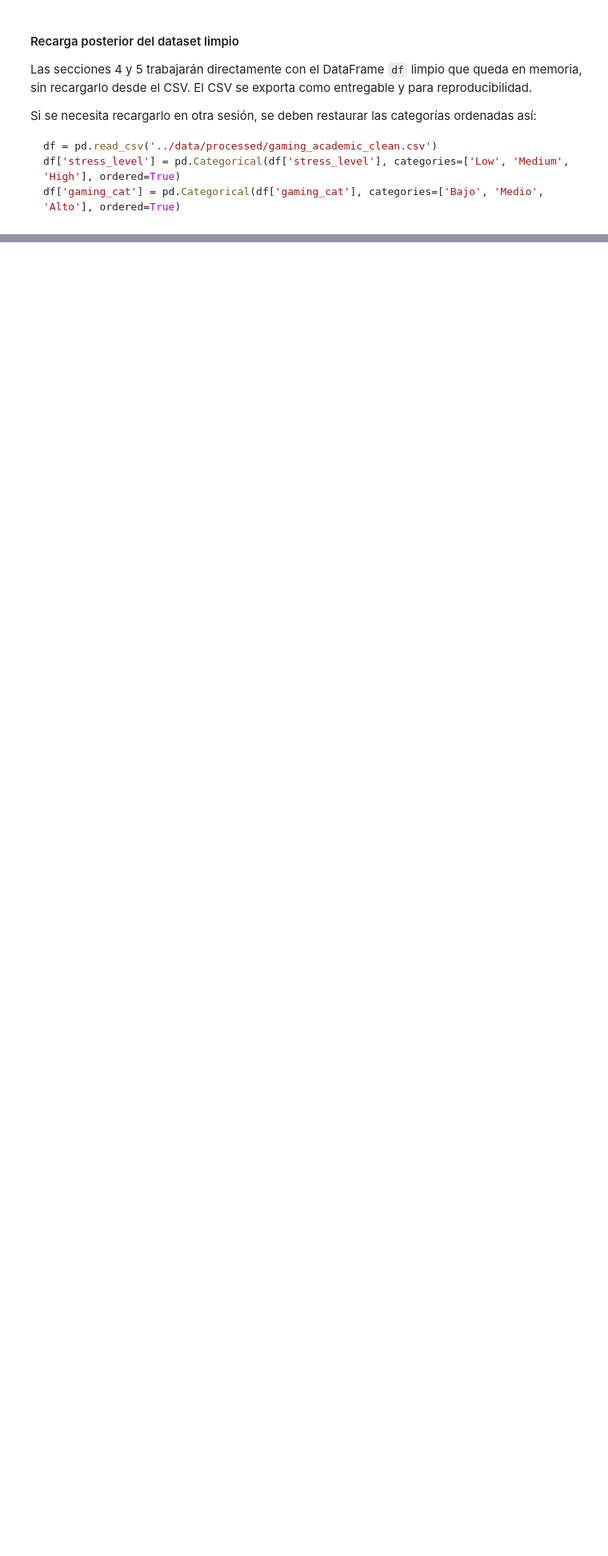
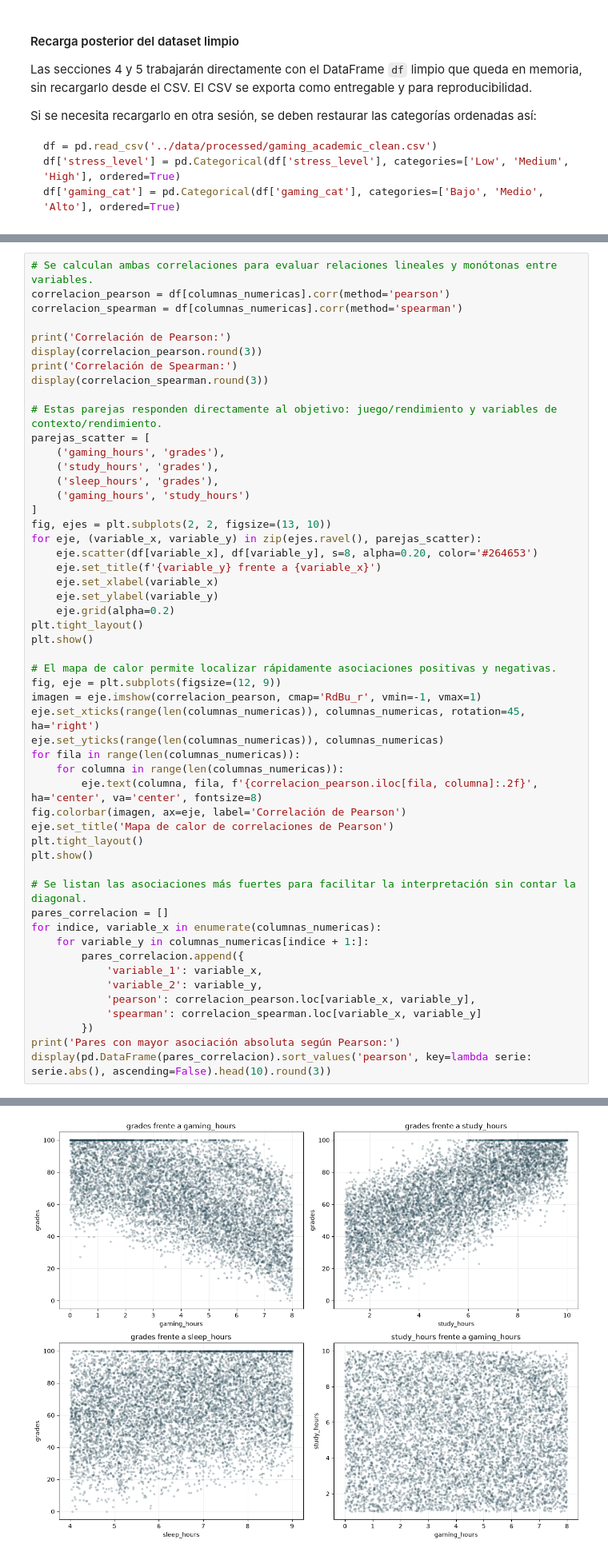
Before and after one commit to jose-zaavedra/Academic-Performance-DS, a Jupyter notebook: notebooks/fase1_gaming_rendimiento.ipynb, the cells around one changed output, grey strips where cells are left out. Shown at 80% size. Saved outputs shown, nothing was run; the diff lists cells and outputs as text; blank space fills up the shorter version.

```diff
--- a/notebooks/fase1_gaming_rendimiento.ipynb
+++ b/notebooks/fase1_gaming_rendimiento.ipynb
@@ -417,0 +598,53 @@ PENDIENTE.
+# %%
+# Se calculan ambas correlaciones para evaluar relaciones lineales y monótonas entre variables.
+correlacion_pearson = df[columnas_numericas].corr(method='pearson')
+correlacion_spearman = df[columnas_numericas].corr(method='spearman')
+
+print('Correlación de Pearson:')
+display(correlacion_pearson.round(3))
+print('Correlación de Spearman:')
+display(correlacion_spearman.round(3))
+
+# Estas parejas responden directamente al objetivo: juego/rendimiento y variables de contexto/rendimiento.
+parejas_scatter = [
+    ('gaming_hours', 'grades'),
+    ('study_hours', 'grades'),
+    ('sleep_hours', 'grades'),
+    ('gaming_hours', 'study_hours')
+]
+fig, ejes = plt.subplots(2, 2, figsize=(13, 10))
+for eje, (variable_x, variable_y) in zip(ejes.ravel(), parejas_scatter):
+    eje.scatter(df[variable_x], df[variable_y], s=8, alpha=0.20, color='#264653')
+    eje.set_title(f'{variable_y} frente a {variable_x}')
+    eje.set_xlabel(variable_x)
+    eje.set_ylabel(variable_y)
+    eje.grid(alpha=0.2)
+plt.tight_layout()
+plt.show()
+
+# El mapa de calor permite localizar rápidamente asociaciones positivas y negativas.
+fig, eje = plt.subplots(figsize=(12, 9))
+imagen = eje.imshow(correlacion_pearson, cmap='RdBu_r', vmin=-1, vmax=1)
+eje.set_xticks(range(len(columnas_numericas)), columnas_numericas, rotation=45, ha='right')
+eje.set_yticks(range(len(columnas_numericas)), columnas_numericas)
+for fila in range(len(columnas_numericas)):
+    for columna in range(len(columnas_numericas)):
+        eje.text(columna, fila, f'{correlacion_pearson.iloc[fila, columna]:.2f}', ha='center', va='center', fontsize=8)
+fig.colorbar(imagen, ax=eje, label='Correlación de Pearson')
+eje.set_title('Mapa de calor de correlaciones de Pearson')
+plt.tight_layout()
+plt.show()
+
+# Se listan las asociaciones más fuertes para facilitar la interpretación sin contar la diagonal.
+pares_correlacion = []
+for indice, variable_x in enumerate(columnas_numericas):
+    for variable_y in columnas_numericas[indice + 1:]:
+        pares_correlacion.append({
+            'variable_1': variable_x,
+            'variable_2': variable_y,
+            'pearson': correlacion_pearson.loc[variable_x, variable_y],
+            'spearman': correlacion_spearman.loc[variable_x, variable_y]
+        })
+print('Pares con mayor asociación absoluta según Pearson:')
+display(pd.DataFrame(pares_correlacion).sort_values('pearson', key=lambda serie: serie.abs(), ascending=False).head(10).round(3))
+# %% [output]
@@ -417,0 +675 @@ PENDIENTE.
+[figure, added]
```
Also changed, not shown: parts of 15 cells of this notebook, 1 other file.
